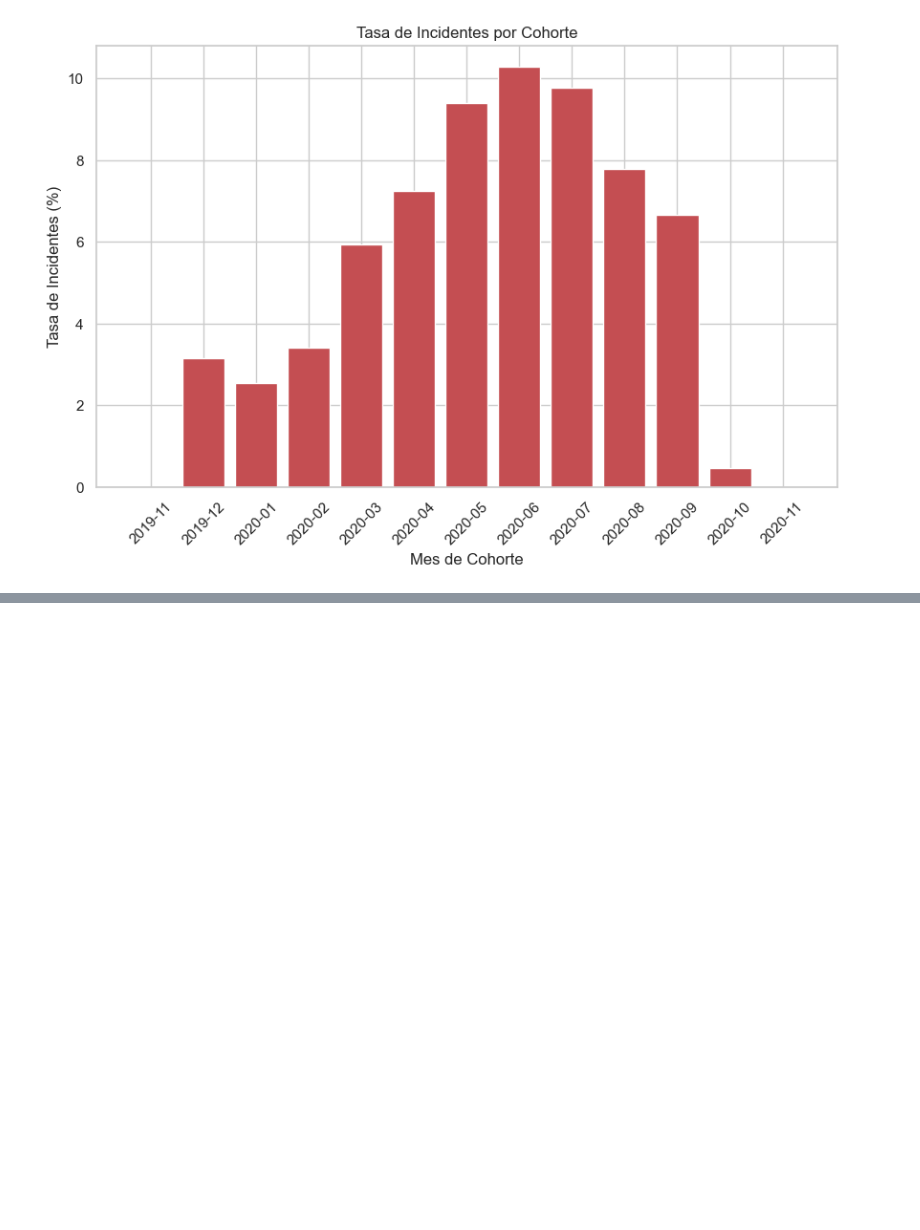
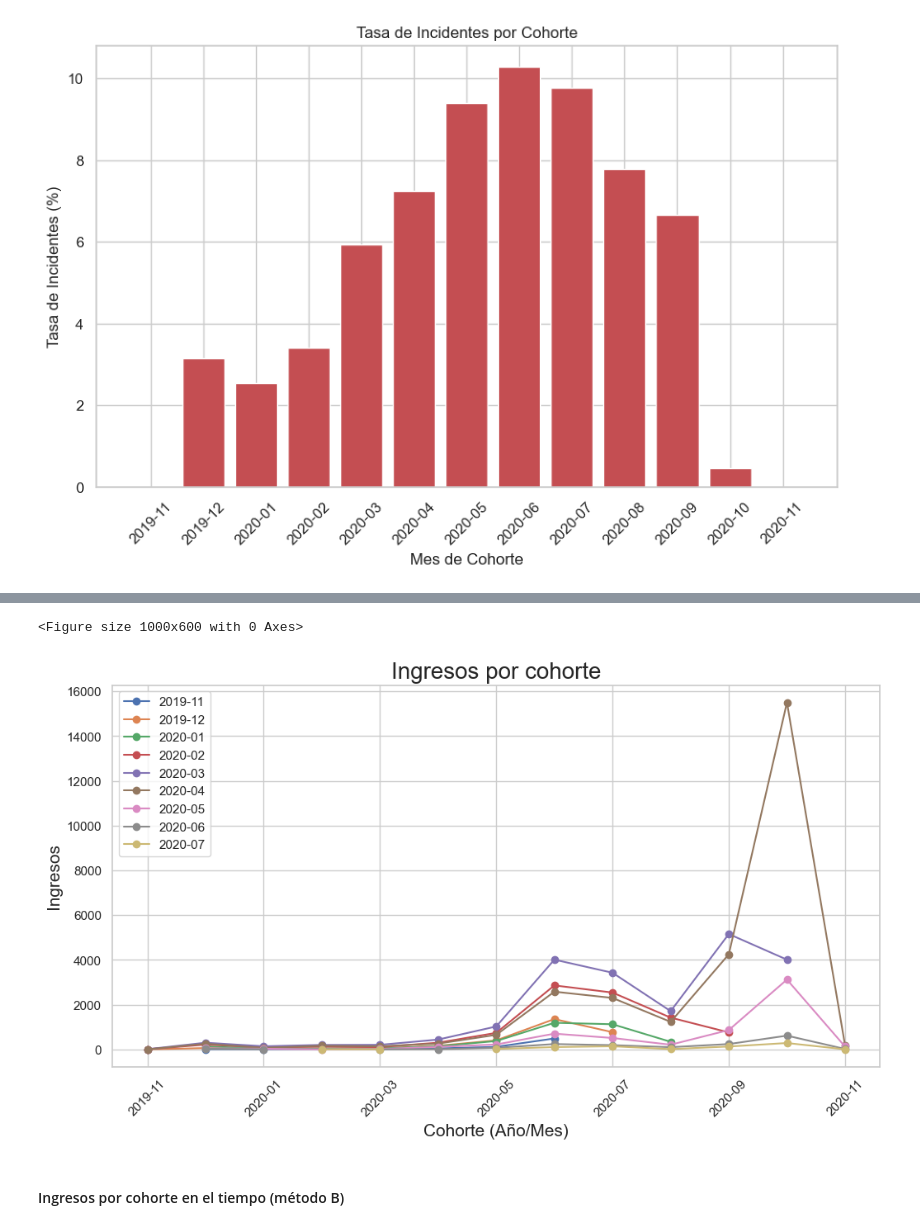
Before and after one commit to cutmountain/ironhack-data-analytics, a Jupyter notebook: modulo-1/sesion-15/project-1-ironhack-payments-es-main/ironhack-payments.ipynb, the cells around one changed output, grey strips where cells are left out. Saved outputs shown, nothing was run; the diff lists cells and outputs as text; code cells hidden in the pictures; blank space fills up the shorter version.

```diff
--- a/modulo-1/sesion-15/project-1-ironhack-payments-es-main/ironhack-payments.ipynb
+++ b/modulo-1/sesion-15/project-1-ironhack-payments-es-main/ironhack-payments.ipynb
@@ -724,0 +857,13 @@ plt.show()
+# %%
+# Ingresos por cohorte
+# ingresos_by_cohort = ingresos[subset_ingresos].groupby(['fee_paid_at_month','cohorte'])['fee_total_amount'].sum().reset_index()
+# ingresos_by_cohort.sort_values(by=['fee_paid_at_month','cohorte'])
+# ingresos_by_cohort.set_index(['fee_paid_at_month','cohorte'], inplace=True)
+# ingresos_by_cohort.rename(columns={'fee_total_amount': 'amount'}, inplace=True)
+# ingresos_by_cohort.iloc[0:50]
+
+ingresos_by_cohort = ingresos[subset_ingresos].groupby(['cohorte','fee_paid_at_month'])['fee_total_amount'].sum().reset_index()
+ingresos_by_cohort.sort_values(by=['cohorte','fee_paid_at_month'])
+ingresos_by_cohort.set_index(['cohorte','fee_paid_at_month'], inplace=True)
+ingresos_by_cohort.rename(columns={'fee_total_amount': 'amount'}, inplace=True)
+ingresos_by_cohort.iloc[0:20]
@@ -724,0 +898,7 @@ plt.show()
+# %%
+# Unstack multi-index para gráfico
+# ingresos_for_plot = ingresos_by_cohort.unstack()
+# ingresos_for_plot
+
+ingresos_by_cohort = ingresos_by_cohort.unstack()
+ingresos_by_cohort
@@ -724,0 +922,7 @@ plt.show()
+# %%
+
+# Aplanar columnas
+#ingresos_for_plot.columns = ['_'.join(col) if isinstance(col, tuple) else col for col in ingresos_for_plot.columns]
+ingresos_by_cohort.columns = [col[1] if isinstance(col, tuple) else col for col in ingresos_by_cohort.columns]
+ingresos_by_cohort.fillna(0, inplace=True)
+ingresos_by_cohort
@@ -724,0 +956,15 @@ plt.show()
+# %%
+# Crear gráfico!!!
+plt.figure(figsize=(10, 6))
+ingresos_by_cohort.plot(kind="line", marker="o")
+plt.title("Ingresos por cohorte en el tiempo", fontsize=20)
+plt.xlabel("Cohorte (Año/Mes)", fontsize=15)
+plt.ylabel("Ingresos", fontsize=15)
+plt.xticks(rotation=45)
+plt.legend(legend_cohortes)
+plt.show()
+# %% [output]
+<Figure size 1000x600 with 0 Axes>
+[figure, added]
+# %% [markdown]
+#### Ingresos por cohorte en el tiempo (método B)
```
Also changed, not shown: parts of 43 cells of this notebook.
